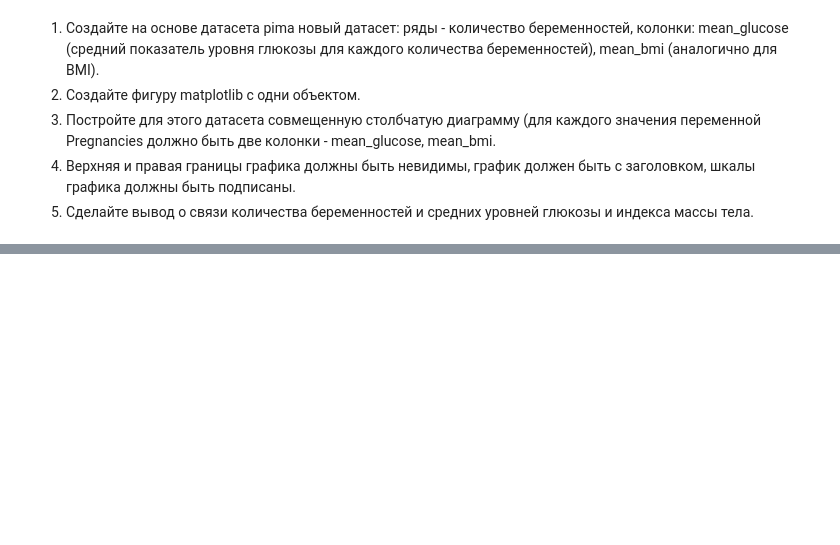
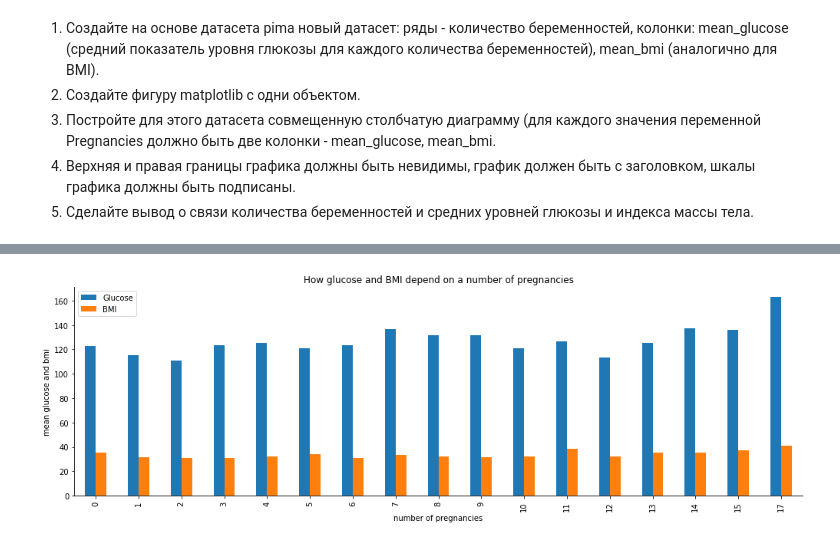
Before and after one commit to Oleg-DS/learning_data_science, a Jupyter notebook: Голещихин_Олег_ДЗ_8.ipynb, the cells around one changed output, grey strips where cells are left out. Saved outputs shown, nothing was run; the diff lists cells and outputs as text; code cells hidden in the pictures; blank space fills up the shorter version.

```diff
--- a/Голещихин_Олег_ДЗ_8.ipynb
+++ b/Голещихин_Олег_ДЗ_8.ipynb
@@ -246,0 +321,6 @@ Text(0.5, 1.0, 'Number of boys named John born')
+# %%
+# ( ͡° ͜ʖ ͡°)づ ━━ ✫・*。
+
+p = pima.copy()
+p_new = pd.DataFrame(p.groupby('Pregnancies')[['Glucose', 'BMI']].mean())
+p_new
@@ -246,0 +347,12 @@ Text(0.5, 1.0, 'Number of boys named John born')
+# %%
+fig, ax = plt.subplots(figsize=(17, 5))
+
+p_new.plot(kind='bar', ax=ax)
+
+ax.set_title('How glucose and BMI depend on a number of pregnancies')
+ax.set_xlabel('number of pregnancies')
+ax.set_ylabel('mean glucose and bmi')
+ax.spines['right'].set_visible(False)
+ax.spines['top'].set_visible(False)
+# %% [output]
+[figure, added]
```
Also changed, not shown: parts of 12 cells of this notebook.
